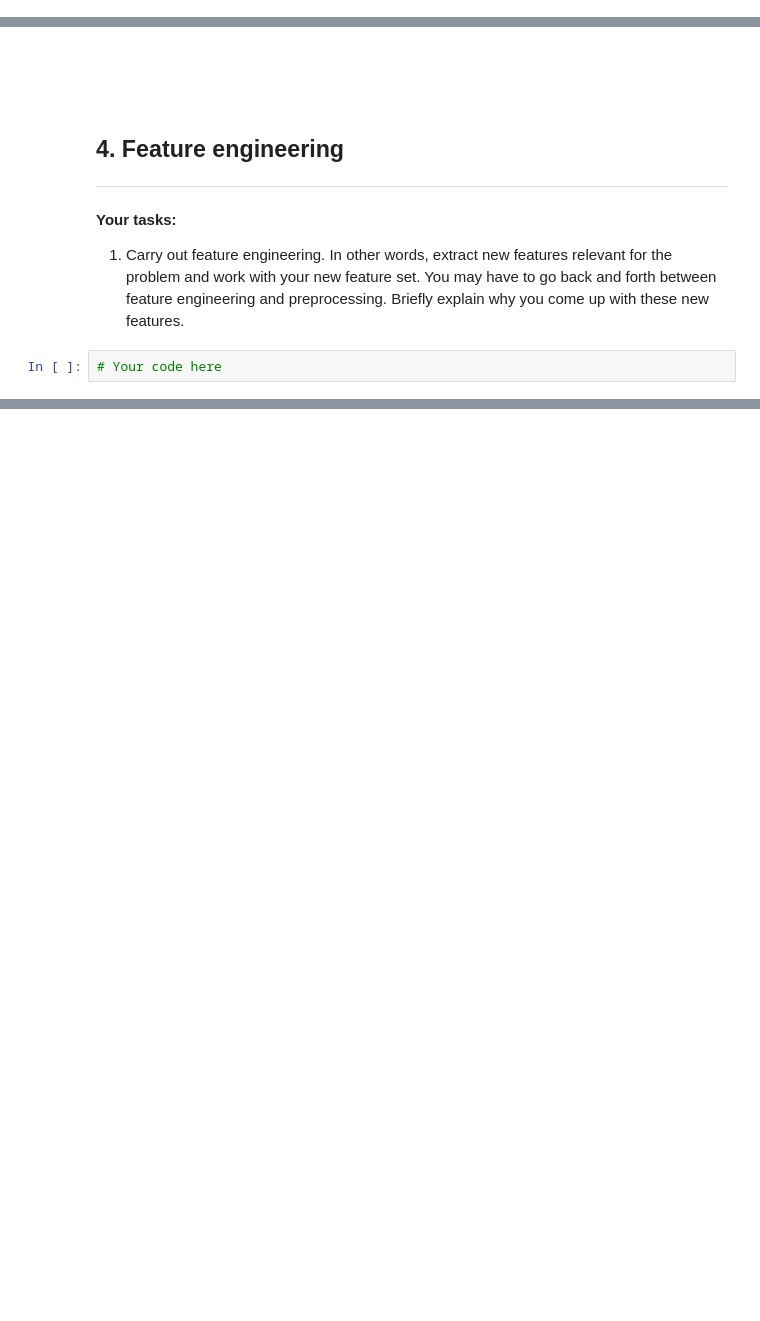
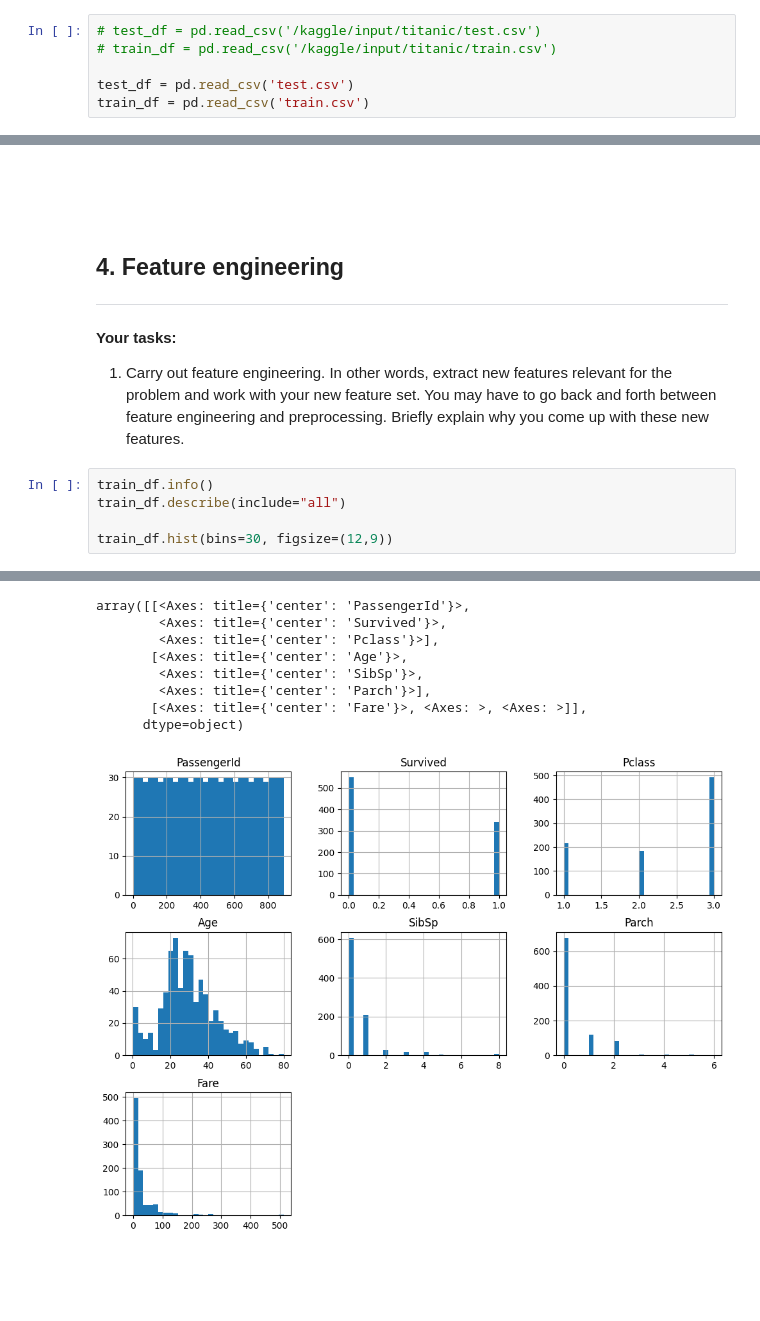
Before and after one commit to caden-maxwell/titanic_cs4320, a Jupyter notebook: template.ipynb, the cells around one changed output, grey strips where cells are left out. Saved outputs shown, nothing was run; the diff lists cells and outputs as text; blank space fills up the shorter version.

Commit message:
Incorporated project from kaggle

```diff
--- a/template.ipynb
+++ b/template.ipynb
@@ -82,3 +100,9 @@ _Type your answer here, replacing this text._
+# %%
+# test_df = pd.read_csv('/kaggle/input/titanic/test.csv')
+# train_df = pd.read_csv('/kaggle/input/titanic/train.csv')
+
+test_df = pd.read_csv('test.csv')
+train_df = pd.read_csv('train.csv')
 # %% [markdown]
 <!-- END QUESTION -->
 
@@ -111,5 +135,9 @@ _Type your answer here, replacing this text._
 **Your tasks:**
 
 1. Carry out feature engineering. In other words, extract new features relevant for the problem and work with your new feature set. You may have to go back and forth between feature engineering and preprocessing. Briefly explain why you come up with these new features.
-# %%
-# Your code here
+# %%
+train_df.info()
+train_df.describe(include="all")
+
+train_df.hist(bins=30, figsize=(12,9))
+# %% [output]
@@ -116,3 +163,12 @@ _Type your answer here, replacing this text._
+array([[<Axes: title={'center': 'PassengerId'}>,
+        <Axes: title={'center': 'Survived'}>,
+        <Axes: title={'center': 'Pclass'}>],
+       [<Axes: title={'center': 'Age'}>,
+        <Axes: title={'center': 'SibSp'}>,
+        <Axes: title={'center': 'Parch'}>],
+       [<Axes: title={'center': 'Fare'}>, <Axes: >, <Axes: >]],
+      dtype=object)
+[figure, added]
 # %% [markdown]
 <!-- END QUESTION -->
 
```
Also changed, not shown: parts of 17 cells of this notebook, 1 other file.
